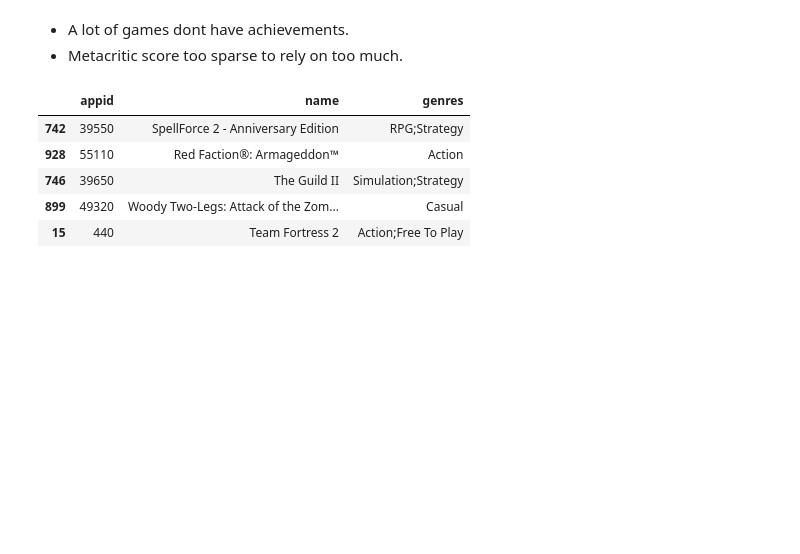
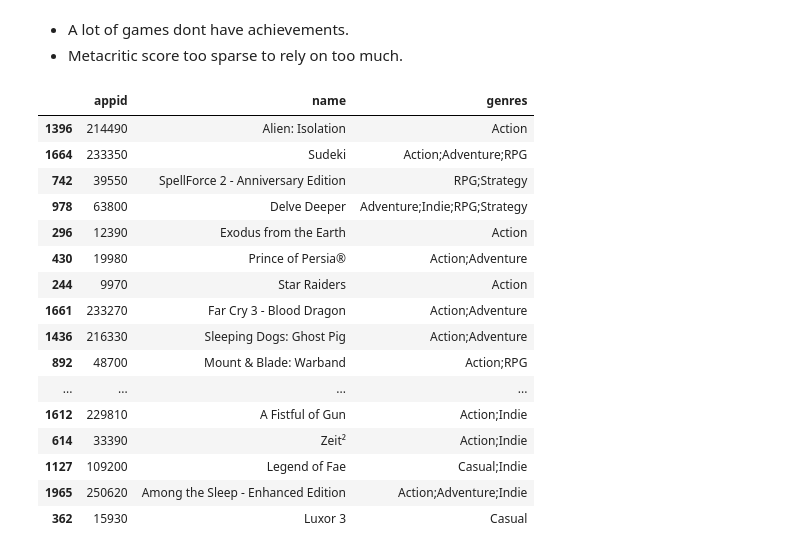
Before and after one commit to Jopsakee/SteamRecProject, a Jupyter notebook: notebooks/01_eda_games.ipynb, the cells around one changed output. Cells and saved outputs as stored; diff of their text form; code cells hidden in the pictures; blank space fills up the shorter version.

```diff
--- a/notebooks/01_eda_games.ipynb
+++ b/notebooks/01_eda_games.ipynb
@@ -210,17 +210,28 @@ dtype: int64
 # %%
 from src.recommender.content_based import ContentBasedRecommender
 
 recommender = ContentBasedRecommender(n_neighbors=200)
 
 games_clean_path = PROCESSED_DIR / "games_clean.csv"
 games_clean = pd.read_csv(games_clean_path)
 
-games_clean.sample(5)[["appid", "name", "genres"]]
+games_clean.sample(20)[["appid", "name", "genres"]]
 # %% [output]
 |  | appid | name | genres |
+| 1396 | 214490 | Alien: Isolation | Action |
+| 1664 | 233350 | Sudeki | Action;Adventure;RPG |
 | 742 | 39550 | SpellForce 2 - Anniversary Edition | RPG;Strategy |
-| 928 | 55110 | Red Faction®: Armageddon™ | Action |
-| 746 | 39650 | The Guild II | Simulation;Strategy |
-| 899 | 49320 | Woody Two-Legs: Attack of the Zom... | Casual |
-| 15 | 440 | Team Fortress 2 | Action;Free To Play |
+| 978 | 63800 | Delve Deeper | Adventure;Indie;RPG;Strategy |
+| 296 | 12390 | Exodus from the Earth | Action |
+| 430 | 19980 | Prince of Persia® | Action;Adventure |
+| 244 | 9970 | Star Raiders | Action |
+| 1661 | 233270 | Far Cry 3 - Blood Dragon | Action;Adventure |
+| 1436 | 216330 | Sleeping Dogs: Ghost Pig | Action;Adventure |
+| 892 | 48700 | Mount & Blade: Warband | Action;RPG |
+| ... | ... | ... | ... |
+| 1612 | 229810 | A Fistful of Gun | Action;Indie |
+| 614 | 33390 | Zeit² | Action;Indie |
+| 1127 | 109200 | Legend of Fae | Casual;Indie |
+| 1965 | 250620 | Among the Sleep - Enhanced Edition | Action;Adventure;Indie |
+| 362 | 15930 | Luxor 3 | Casual |
 # %%
```
Also changed, not shown: parts of 1 cell of this notebook, 6 other files.
